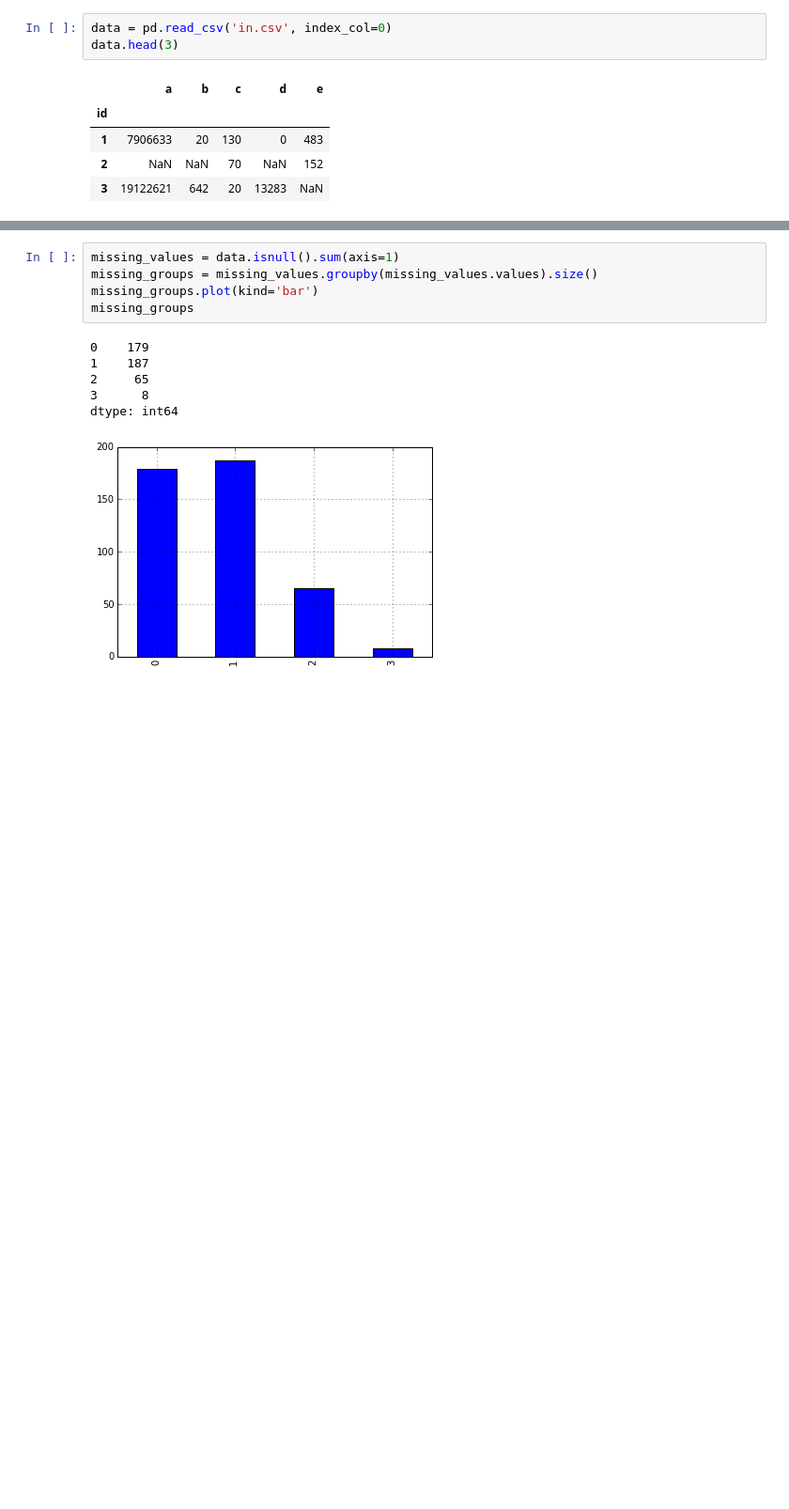
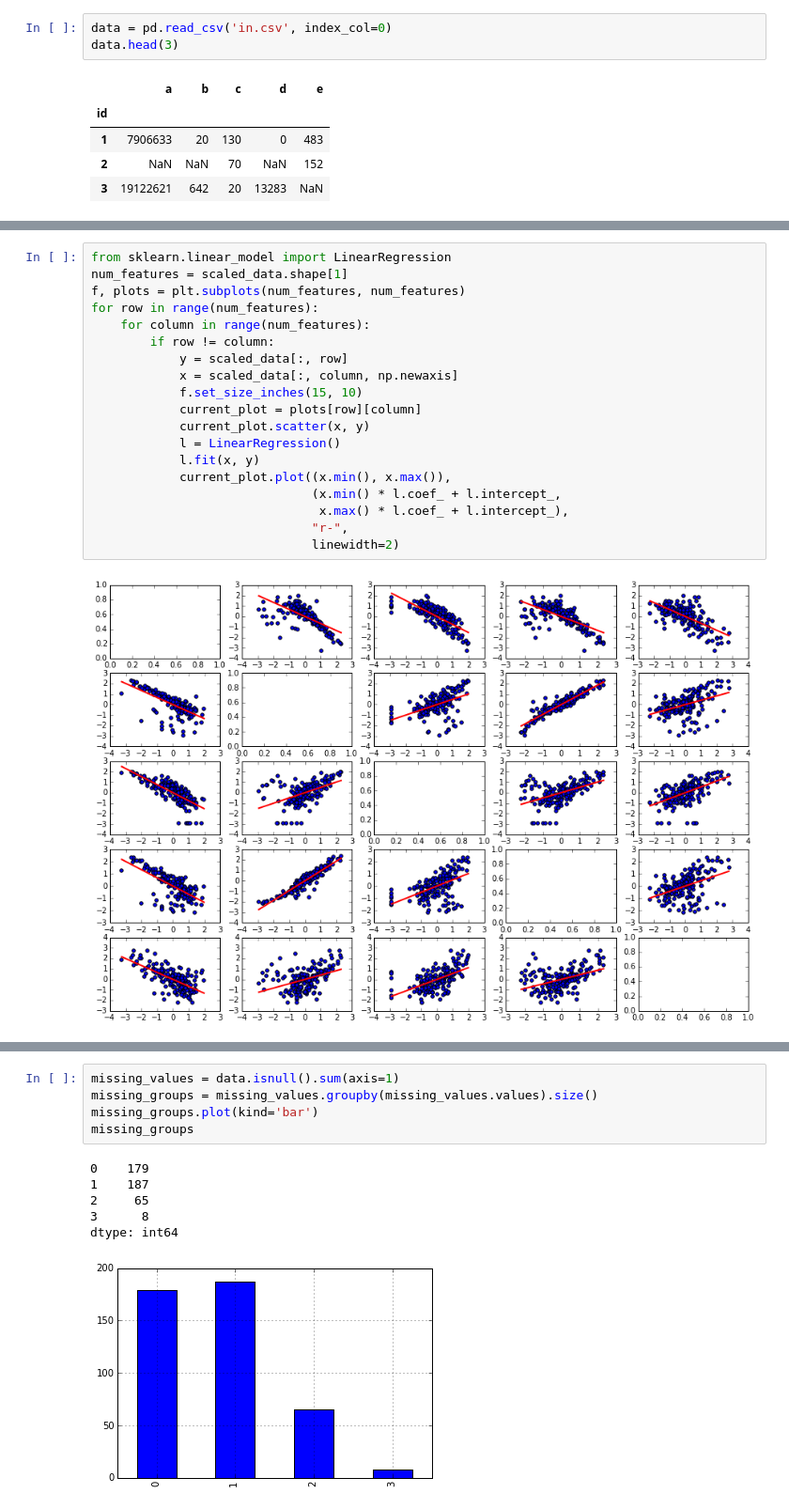
Before and after one commit to Alexander-Morgun/DataCompletion, a Jupyter notebook: Report.ipynb, the cells around one changed output, grey strips where cells are left out. Shown at 94% size. Cells and saved outputs as stored; diff of their text form; blank space fills up the shorter version.

```diff
--- a/Report.ipynb
+++ b/Report.ipynb
@@ -21,0 +33,21 @@ scaled_data = scaler.fit_transform(data.dropna())
+# %%
+from sklearn.linear_model import LinearRegression
+num_features = scaled_data.shape[1]
+f, plots = plt.subplots(num_features, num_features)
+for row in range(num_features):
+    for column in range(num_features):
+        if row != column:
+            y = scaled_data[:, row]
+            x = scaled_data[:, column, np.newaxis]
+            f.set_size_inches(15, 10)
+            current_plot = plots[row][column]
+            current_plot.scatter(x, y)
+            l = LinearRegression()
+            l.fit(x, y)
+            current_plot.plot((x.min(), x.max()),
+                              (x.min() * l.coef_ + l.intercept_,
+                               x.max() * l.coef_ + l.intercept_),
+                              "r-",
+                              linewidth=2)
+# %% [output]
+[figure, added]
```
Also changed, not shown: parts of 25 cells of this notebook.
